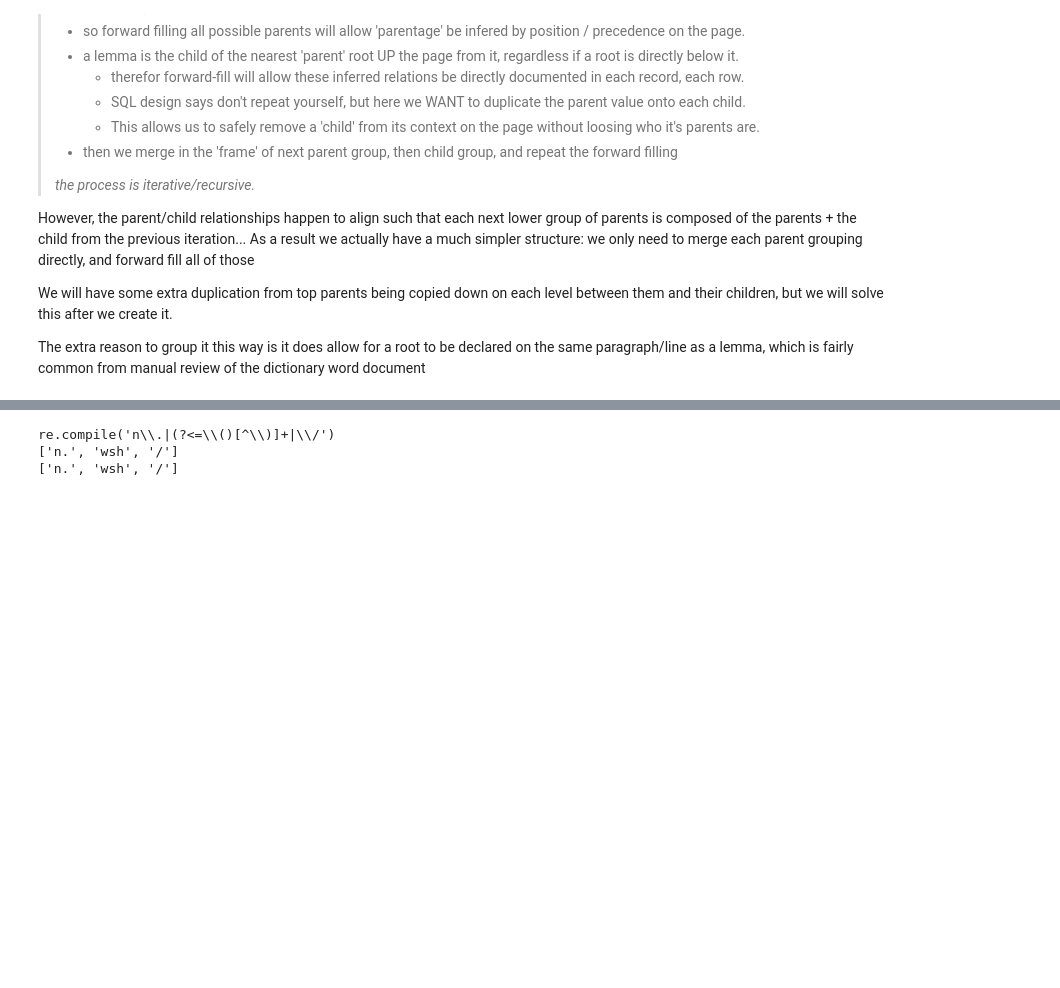
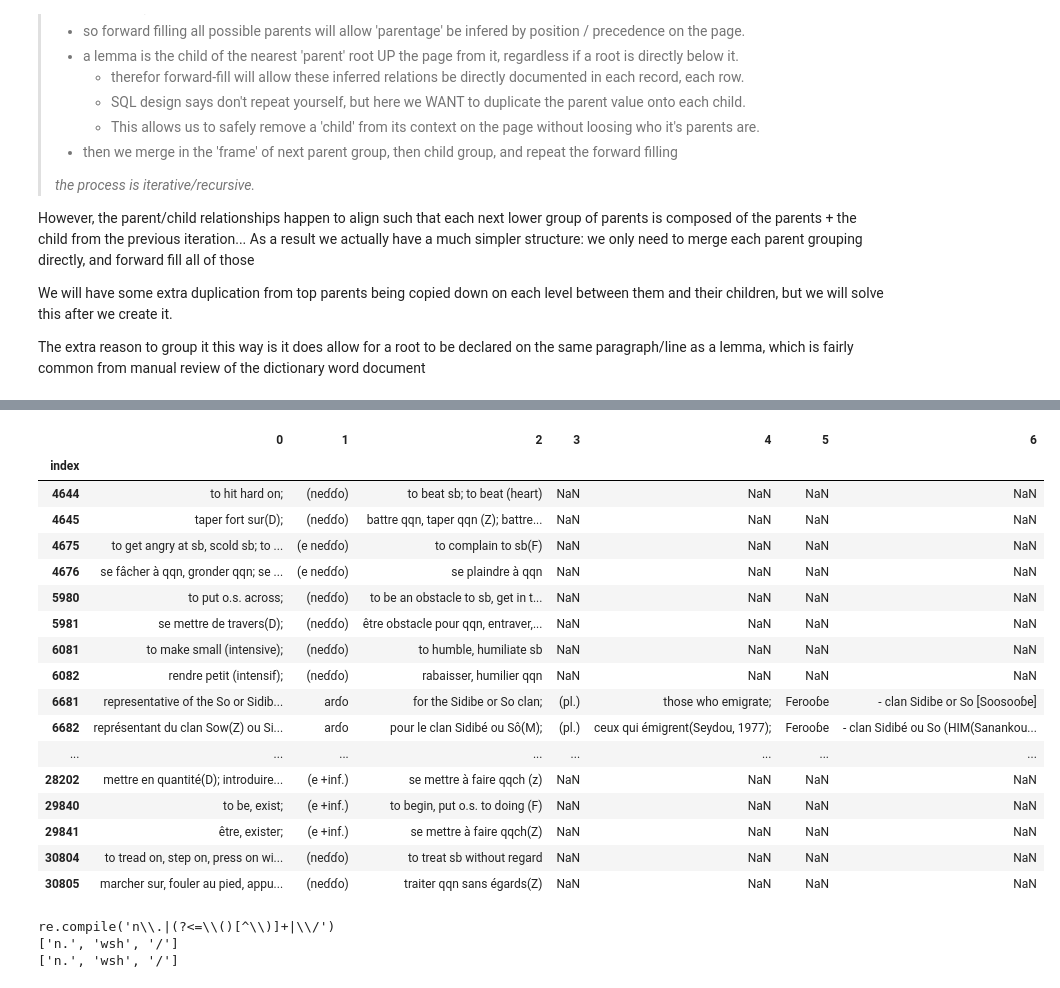
Before and after one commit to Guinean/Pular-Wordnet, a Jupyter notebook: pydantic_dictionary_frame_fork.ipynb, the cells around one changed output, grey strips where cells are left out. Saved outputs shown, nothing was run; the diff lists cells and outputs as text; code cells hidden in the pictures; blank space fills up the shorter version.

```diff
--- a/pydantic_dictionary_frame_fork.ipynb
+++ b/pydantic_dictionary_frame_fork.ipynb
@@ -209,0 +550,22 @@ Index(['paragraphIndex', 'cleaner_success_outcomes', 'is_root', 'root_text',
+# %%
+entity_out_of_place_run_text_exploded = entity_out_of_place['paragraph_run_text'].apply(pd.Series)
+entity_out_of_place_run_text_exploded
+# %% [output]
+|  | 0 | 1 | 2 | 3 | 4 | 5 | 6 |
+| index |  |  |  |  |  |  |  |
+| 4644 | to hit hard on; | (neɗɗo) | to beat sb; to beat (heart) | NaN | NaN | NaN | NaN |
+| 4645 | taper fort sur(D); | (neɗɗo) | battre qqn, taper qqn (Z); battre... | NaN | NaN | NaN | NaN |
+| 4675 | to get angry at sb, scold sb; to ... | (e neɗɗo) | to complain to sb(F) | NaN | NaN | NaN | NaN |
+| 4676 | se fâcher à qqn, gronder qqn; se ... | (e neɗɗo) | se plaindre à qqn | NaN | NaN | NaN | NaN |
+| 5980 | to put o.s. across; | (neɗɗo) | to be an obstacle to sb, get in t... | NaN | NaN | NaN | NaN |
+| 5981 | se mettre de travers(D); | (neɗɗo) | être obstacle pour qqn, entraver,... | NaN | NaN | NaN | NaN |
+| 6081 | to make small (intensive); | (neɗɗo) | to humble, humiliate sb | NaN | NaN | NaN | NaN |
+| 6082 | rendre petit (intensif); | (neɗɗo) | rabaisser, humilier qqn | NaN | NaN | NaN | NaN |
+| 6681 | representative of the So or Sidib... | arɗo | for the Sidibe or So clan; | (pl.) | those who emigrate; | Ferooɓe | - clan Sidibe or So [Soosooɓe] |
+| 6682 | représentant du clan Sow(Z) ou Si... | arɗo | pour le clan Sidibé ou Sô(M); | (pl.) | ceux qui émigrent(Seydou, 1977); | Ferooɓe | - clan Sidibé ou So (HIM(Sanankou... |
+| ... | ... | ... | ... | ... | ... | ... | ... |
+| 28202 | mettre en quantité(D); introduire... | (e +inf.) | se mettre à faire qqch (z) | NaN | NaN | NaN | NaN |
+| 29840 | to be, exist; | (e +inf.) | to begin, put o.s. to doing (F) | NaN | NaN | NaN | NaN |
+| 29841 | être, exister; | (e +inf.) | se mettre à faire qqch(Z) | NaN | NaN | NaN | NaN |
+| 30804 | to tread on, step on, press on wi... | (neɗɗo) | to treat sb without regard | NaN | NaN | NaN | NaN |
+| 30805 | marcher sur, fouler au pied, appu... | (neɗɗo) | traiter qqn sans égards(Z) | NaN | NaN | NaN | NaN |
```
Also changed, not shown: parts of 19 cells of this notebook, 2 other files.
